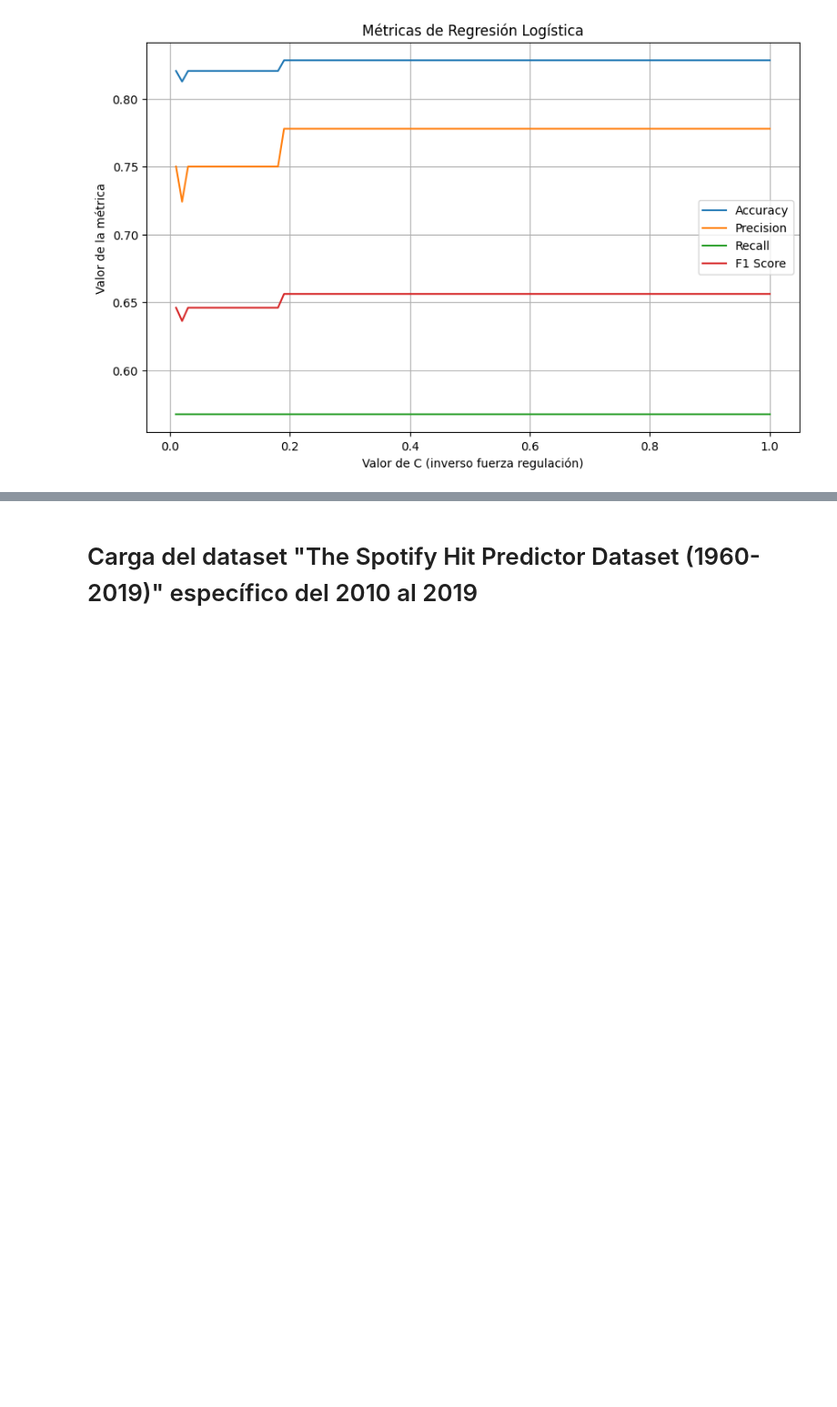
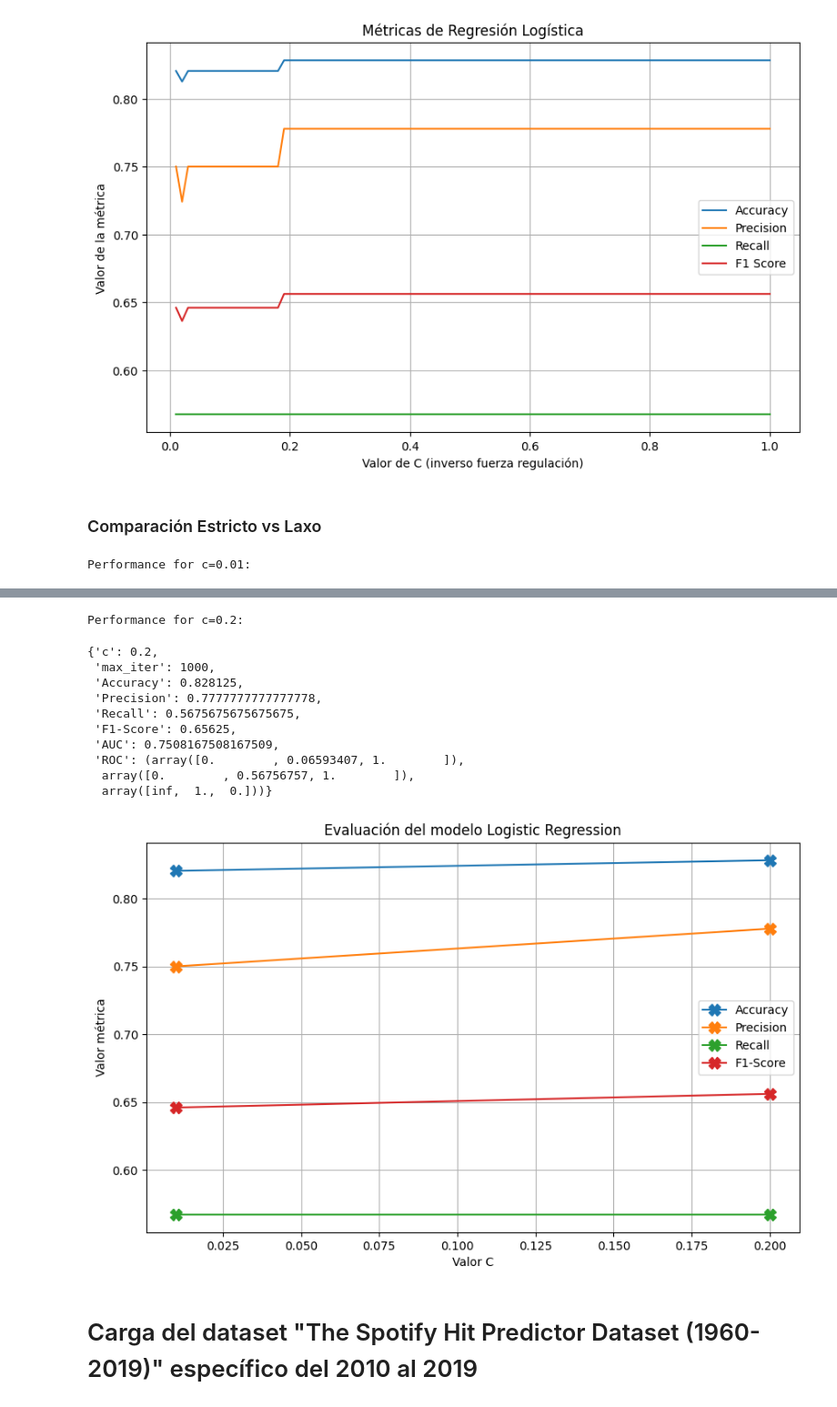
Before and after one commit to RavenInDisguise/ProyectoI_IA, a Jupyter notebook: proyecto_1.ipynb, the cells around one changed output, grey strips where cells are left out. Shown at 91% size. Drawn from its saved outputs; the diff is of its cells as text; code cells hidden in the pictures; blank space fills up the shorter version.

Commit message:
feat: comparacion lax vs. strict
Comparación más al detalle de un modelo de RL donde el valor C cambia para provocar un cambio en las métricas de rendimiento

```diff
--- a/proyecto_1.ipynb
+++ b/proyecto_1.ipynb
@@ -625,3 +636,68 @@ plt.show()
 #printAucGraph(log_list)
 # %% [output]
 [figure]
+# %% [markdown]
+### Comparación Estricto vs Laxo
+# %%
+# Análisis concreto de un modelo con posible overfitting vs más laxo y con posible underfitting
+
+# Se puede entender un valor de C más bajo (cercano a 0) como un modelo más estricto
+# Y un valor de C más alto como un modelo más laxo/permisivo
+
+# hiper parámetros:
+# C: Inverso de la fuerza de regulación,
+# max_iter: cantidad máxima de iteraciones para convergencia del solver, parece que solo se usa cuando el solver no puede converger (no parece afectar el rendimiento del modelo)
+# penalty: la norma de penalidad del algoritmo (seleccionar uno de una lista dada por la librería)
+# solver: tipo de algoritmo para la optimización del problema (tiene que ir de la mano con el tipo de penalizador)
+
+# https://scikit-learn.org/stable/modules/generated/sklearn.linear_model.LogisticRegression.html
+# [...] Like in support vector machines, smaller values specify stronger regularization.
+c_values = [0.01, 0.2]
+lr_max_iter = 1000
+
+model_performances = {'C': [], 'Accuracy': [], 'Precision': [],
+                      'Recall': [], 'F1-Score': [], 'AUC': [], 'ROC': []}
+
+for i in range(2):
+    lr_model = LogisticRegression(C=c_values[i], max_iter=lr_max_iter, )
+    lr_model.fit(x_train, y_train)
+    # Predicción y evaluación
+    lr_pred = lr_model.predict(x_test)
+    lr_acc = accuracy_score(y_test, lr_pred)
+    lr_prec = precision_score(y_test, lr_pred)
+    lr_rec = recall_score(y_test, lr_pred)
+    lr_f1 = f1_score(y_test, lr_pred)
+    lr_auc = roc_auc_score(y_test, lr_pred)
+    lr_roc = roc_curve(y_test, lr_pred)
+    lr_performance = {'c': c_values[i], 'max_iter': lr_max_iter, 'Accuracy': lr_acc,
+                      'Precision': lr_prec, 'Recall': lr_rec, 'F1-Score': lr_f1,
+                      'AUC': lr_auc, 'ROC': lr_roc}
+    print(f'Performance for c={c_values[i]}:')
+    display(lr_performance)
+
+    model_performances['C'].append(c_values[i])
+    model_performances['Accuracy'].append(lr_acc)
+    model_performances['Precision'].append(lr_prec)
+    model_performances['Recall'].append(lr_rec)
+    model_performances['F1-Score'].append(lr_f1)
+    model_performances['AUC'].append(lr_auc)
+    model_performances['ROC'].append(lr_roc)
+
+
+# Histograma con las evaluaciones
+
+model_df = pd.DataFrame(model_performances)
+
+fig, ax = plt.subplots(figsize=(10,6))
+
+for col in model_df.columns[1:5]:
+    ax.plot(model_df['C'], model_df[col], marker='X', label=col, ms=10.0)
+
+ax.set_title('Evaluación del modelo Logistic Regression')
+ax.set_xlabel('Valor C')
+ax.set_ylabel('Valor métrica')
+ax.legend()
+plt.grid(True)
+plt.show()
+# %% [output]
+Performance for c=0.01:
@@ -628,3 +714,15 @@ plt.show()
+Performance for c=0.2:
+{'c': 0.2,
+ 'max_iter': 1000,
+ 'Accuracy': 0.828125,
+ 'Precision': 0.7777777777777778,
+ 'Recall': 0.5675675675675675,
+ 'F1-Score': 0.65625,
+ 'AUC': 0.7508167508167509,
+ 'ROC': (array([0.        , 0.06593407, 1.        ]),
+  array([0.        , 0.56756757, 1.        ]),
+  array([inf,  1.,  0.]))}
+[figure, added]
 # %% [markdown]
 # Carga del dataset "The Spotify Hit Predictor Dataset (1960-2019)" específico del 2010 al 2019
 # %%
```
Also changed, not shown: parts of 2 cells of this notebook.
